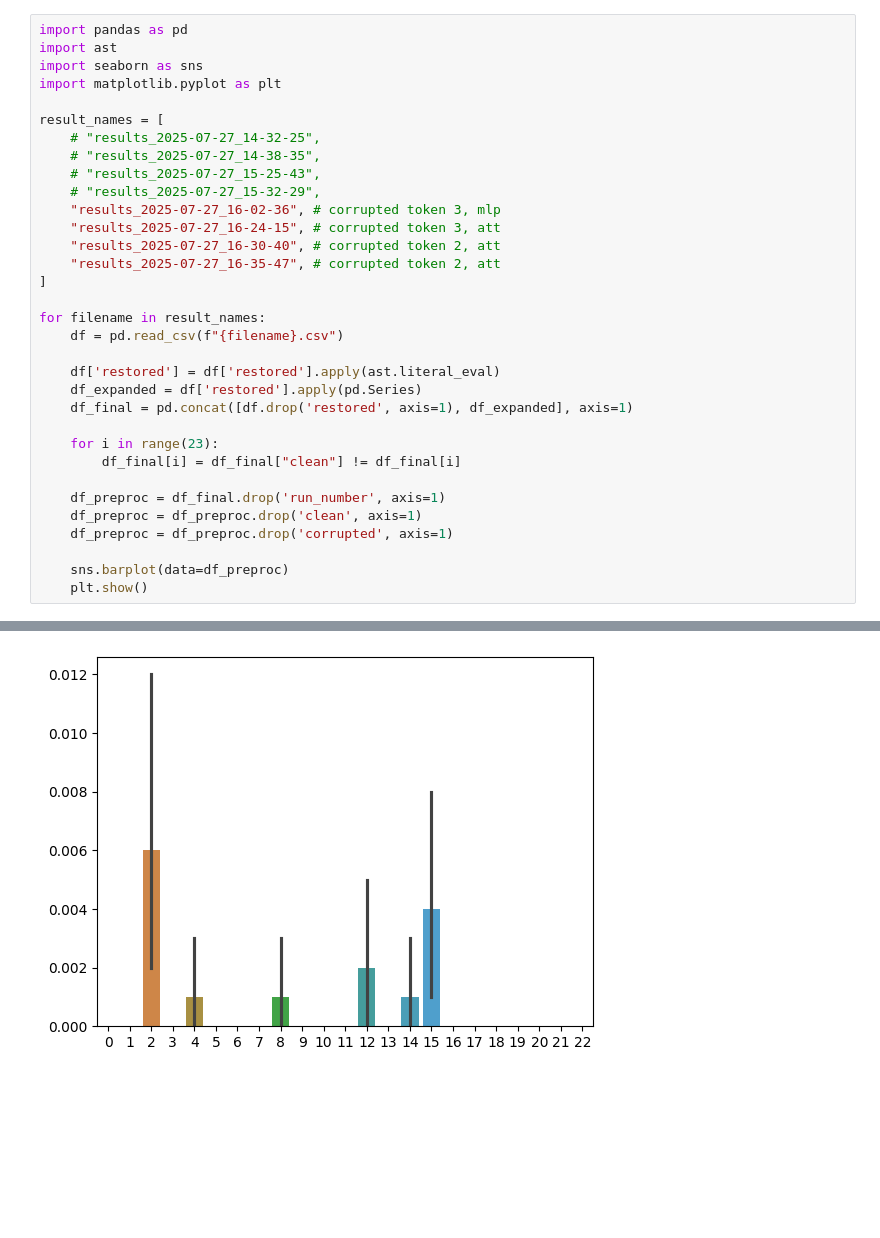
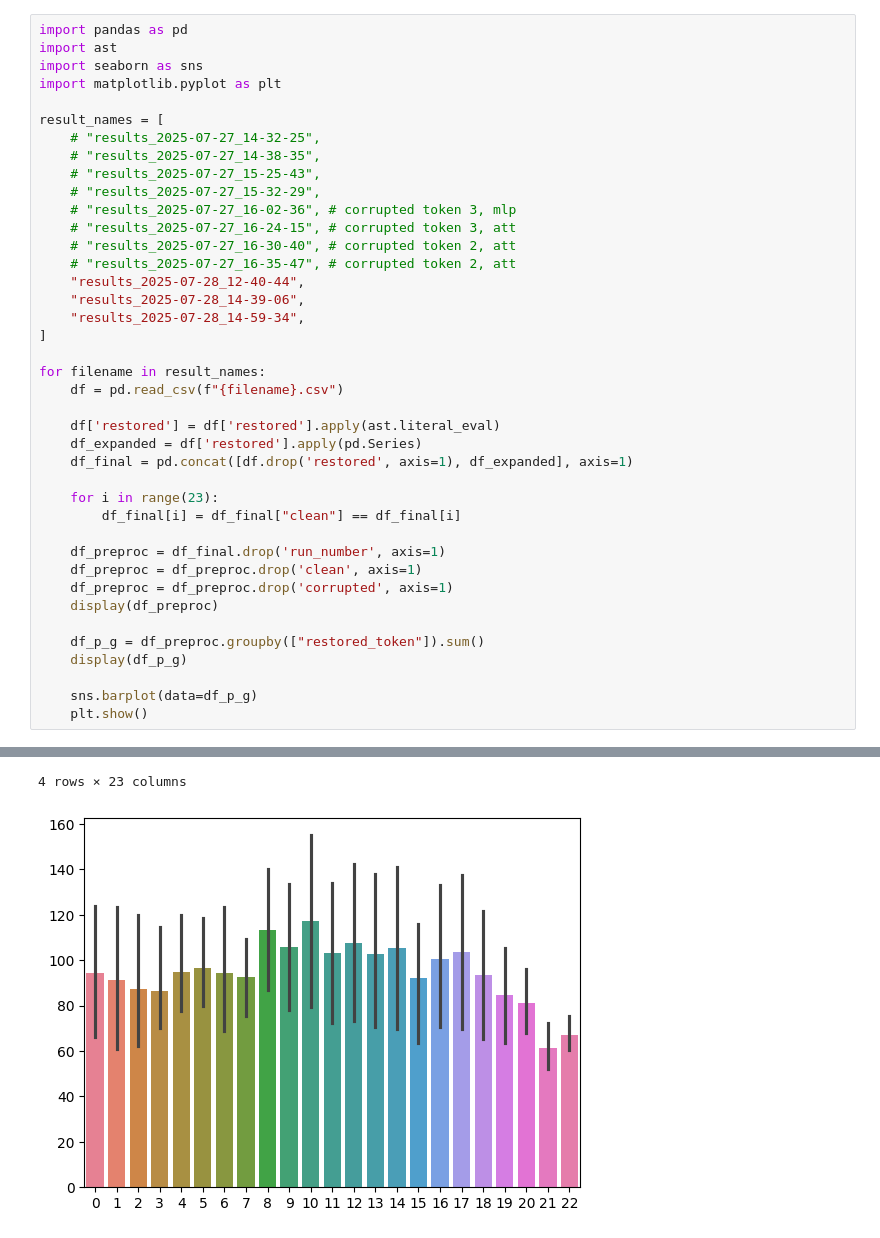
Before and after one commit to Security-FIT/Latium, a Jupyter notebook: src/framework/rome/causal_tracing/analysis.ipynb, the cells around one changed output, grey strips where cells are left out. Cells and saved outputs as stored; diff of their text form; blank space fills up the shorter version.

```diff
--- a/src/framework/rome/causal_tracing/analysis.ipynb
+++ b/src/framework/rome/causal_tracing/analysis.ipynb
@@ -9,10 +9,13 @@ result_names = [
     # "results_2025-07-27_14-38-35",
     # "results_2025-07-27_15-25-43",
     # "results_2025-07-27_15-32-29",
-    "results_2025-07-27_16-02-36", # corrupted token 3, mlp
-    "results_2025-07-27_16-24-15", # corrupted token 3, att
-    "results_2025-07-27_16-30-40", # corrupted token 2, att
-    "results_2025-07-27_16-35-47", # corrupted token 2, att
+    # "results_2025-07-27_16-02-36", # corrupted token 3, mlp
+    # "results_2025-07-27_16-24-15", # corrupted token 3, att
+    # "results_2025-07-27_16-30-40", # corrupted token 2, att
+    # "results_2025-07-27_16-35-47", # corrupted token 2, att
+    "results_2025-07-28_12-40-44",
+    "results_2025-07-28_14-39-06",
+    "results_2025-07-28_14-59-34",
 ]
 
 for filename in result_names:
@@ -23,12 +26,16 @@ for filename in result_names:
     df_final = pd.concat([df.drop('restored', axis=1), df_expanded], axis=1)
 
     for i in range(23):
-        df_final[i] = df_final["clean"] != df_final[i]
+        df_final[i] = df_final["clean"] == df_final[i]
 
     df_preproc = df_final.drop('run_number', axis=1)
     df_preproc = df_preproc.drop('clean', axis=1)
     df_preproc = df_preproc.drop('corrupted', axis=1)
+    display(df_preproc)
 
-    sns.barplot(data=df_preproc)
+    df_p_g = df_preproc.groupby(["restored_token"]).sum()
+    display(df_p_g)
+
+    sns.barplot(data=df_p_g)
     plt.show()
 # %% [output]
@@ -35 +61,2 @@ for filename in result_names:
+4 rows × 23 columns
-[figure, old version]
+[figure, new version]
```
Also changed, not shown: parts of 3 cells of this notebook, 6 other files.
